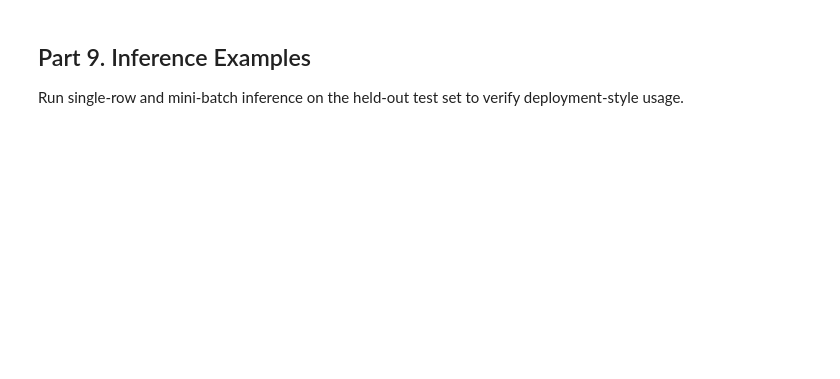
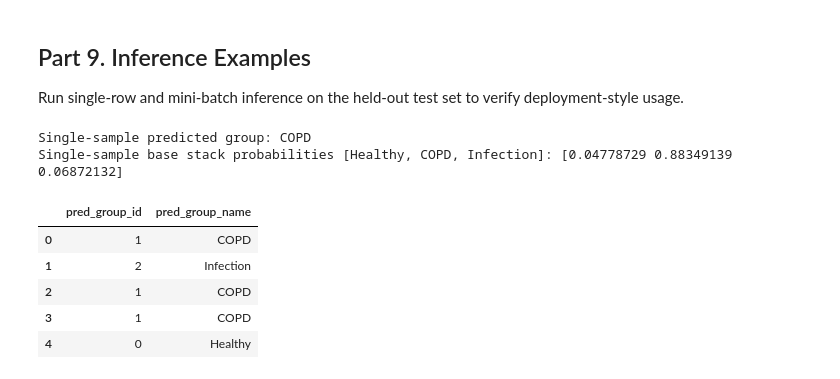
Before and after one commit to incRED1bl/course_paper, a Jupyter notebook: colab/model/model.ipynb, the cells around one changed output. Cells and saved outputs as stored; diff of their text form; code cells hidden in the pictures; blank space fills up the shorter version.

```diff
--- a/colab/model/model.ipynb
+++ b/colab/model/model.ipynb
@@ -43,7 +46,7 @@ CONFIG = {
     'threshold_grid_high': 0.7,
     'threshold_grid_steps': 70,
     'max_infection_threshold': 0.18,
-    'use_cvae_augmentation': False,
+    'use_cvae_augmentation': True,
     'threshold_val_size': 0.2,
 }
 
@@ -300,10 +305,9 @@ X_train_raw, X_test_raw, y_train_raw, y_test_raw = train_test_split(
     random_state=CONFIG['random_seed'],
 )
 
-feature_block = X_train_raw.drop(columns=['diagnosis', 'diagnosis_3class'], errors='ignore').copy()
+# Dynamically identify numeric columns to avoid hardcoding missing ones
+feature_block = X_train_raw.drop(columns=['diagnosis', 'diagnosis_3class'], errors='ignore')
 numeric_cols = feature_block.select_dtypes(include=[np.number]).columns.tolist()
-if not numeric_cols:
-    raise ValueError('No numeric feature columns found after feature engineering.')
 
 X_train_raw = X_train_raw[numeric_cols + ['diagnosis_3class']].copy()
 X_test_raw = X_test_raw[numeric_cols + ['diagnosis_3class']].copy()
@@ -325,6 +329,5 @@ X_test_final = X_test_dist.drop(columns=['diagnosis_3class'])
 X_train_to_fit = X_train_final.copy()
 y_train_to_fit = y_train_enc.copy()
 
-print(f'Using {len(numeric_cols)} numeric base features and {X_train_to_fit.shape[1]} total features after distance enrichment.')
-print('Encoded classes:', list(le.classes_))
+print(f'Cleaned Pipeline: {len(numeric_cols)} base features, {X_train_to_fit.shape[1]} total features.')
 # %% [output]
@@ -907,38 +751,29 @@ Run single-row and mini-batch inference on the held-out test set to verify deplo
 # %%
 inv_label_map_3 = {0: 'Healthy', 1: 'COPD', 2: 'Infection'}
 
 single_sample = X_test_scaled.iloc[[0]]
-single_pred = predict_3class(
-    single_sample,
-    model_sick,
-    model_inf,
-    model_copd,
-    model_multi_3,
-    t_sick,
-    t_inf,
-    t_copd,
- )
+single_pred = model_multi_3.predict(single_sample)
 single_prob = model_multi_3.predict_proba(single_sample)[0]
 
 print('Single-sample predicted group:', inv_label_map_3[int(single_pred[0])])
 print('Single-sample base stack probabilities [Healthy, COPD, Infection]:', single_prob)
 
 batch_size = min(5, len(X_test_scaled))
 batch_samples = X_test_scaled.iloc[:batch_size]
-batch_pred = predict_3class(
-    batch_samples,
-    model_sick,
-    model_inf,
-    model_copd,
-    model_multi_3,
-    t_sick,
-    t_inf,
-    t_copd,
- )
+batch_pred = model_multi_3.predict(batch_samples)
 
 batch_result = pd.DataFrame({
     'pred_group_id': batch_pred,
     'pred_group_name': [inv_label_map_3[int(x)] for x in batch_pred],
 }, index=batch_samples.index)
 
 display(batch_result)
+# %% [output]
+Single-sample predicted group: COPD
+Single-sample base stack probabilities [Healthy, COPD, Infection]: [0.04778729 0.88349139 0.06872132]
+|  | pred_group_id | pred_group_name |
+| 0 | 1 | COPD |
+| 1 | 2 | Infection |
+| 2 | 1 | COPD |
+| 3 | 1 | COPD |
+| 4 | 0 | Healthy |
```
Also changed, not shown: parts of 24 cells of this notebook.
